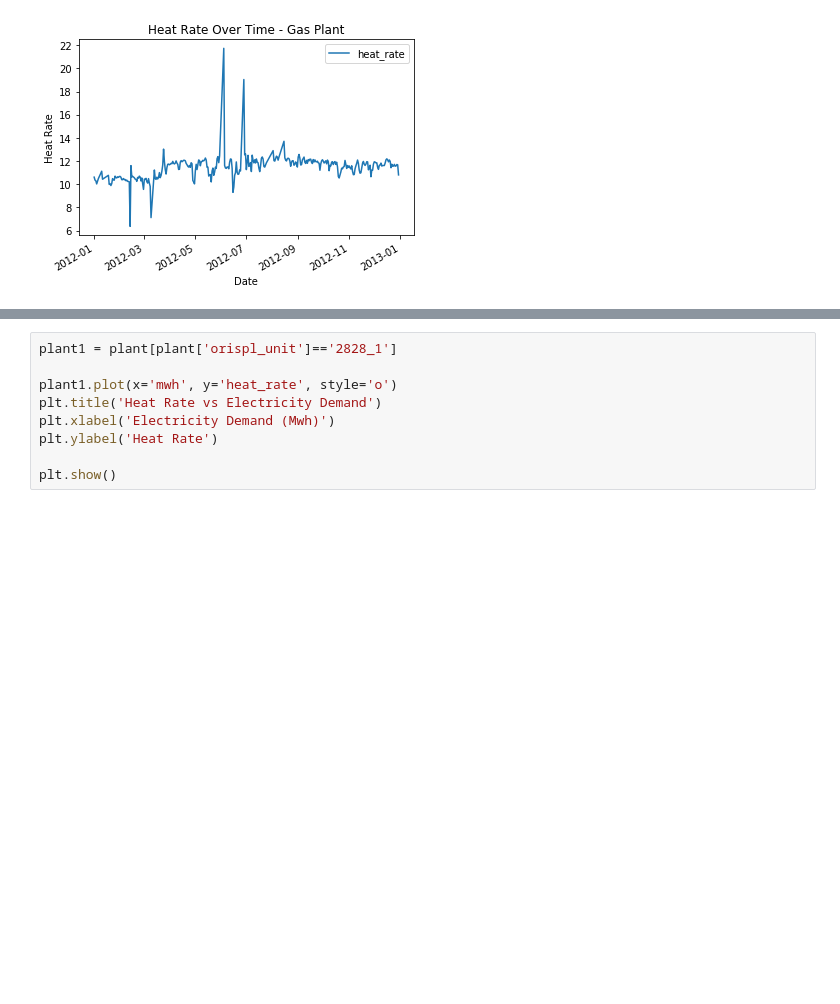
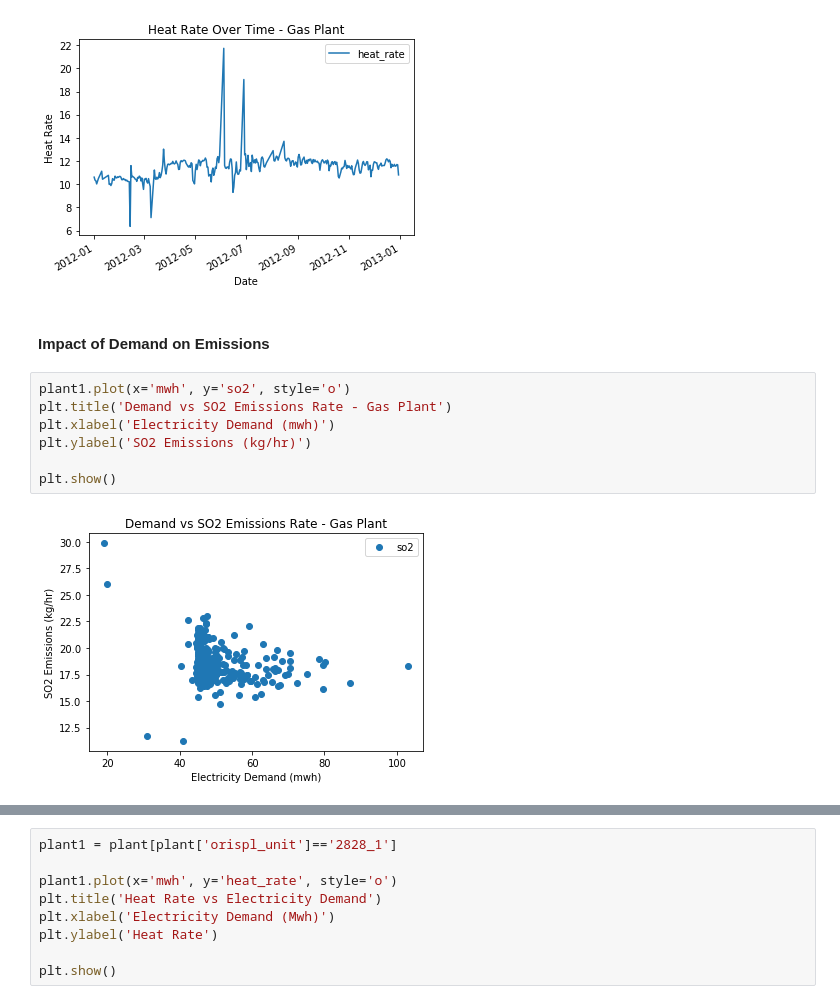
Before and after one commit to amy-wang/thesis2, a Jupyter notebook: heat_rate/Simple_Dispatch_Inputs.ipynb, the cells around one changed output, grey strips where cells are left out. Saved outputs shown, nothing was run; the diff lists cells and outputs as text; blank space fills up the shorter version.

```diff
--- a/heat_rate/Simple_Dispatch_inputs.ipynb
+++ b/heat_rate/Simple_Dispatch_Inputs.ipynb
@@ -248,3 +250,14 @@ plt.ylabel('Heat Rate')
 plt.show()
 # %% [output]
 [figure]
+# %% [markdown]
+#### Impact of Demand on Emissions
+# %%
+plant1.plot(x='mwh', y='so2', style='o')
+plt.title('Demand vs SO2 Emissions Rate - Gas Plant')
+plt.xlabel('Electricity Demand (mwh)')
+plt.ylabel('SO2 Emissions (kg/hr)')
+
+plt.show()
+# %% [output]
+[figure, added]
```
Also changed, not shown: parts of 20 cells of this notebook.
